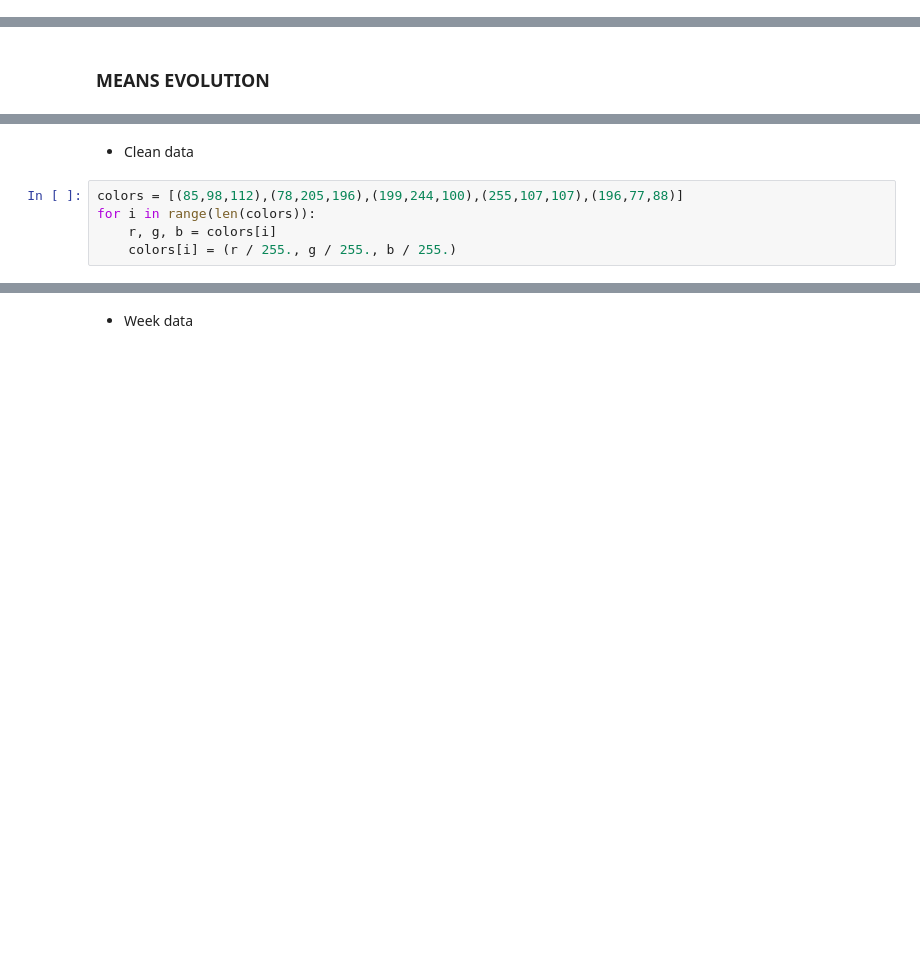
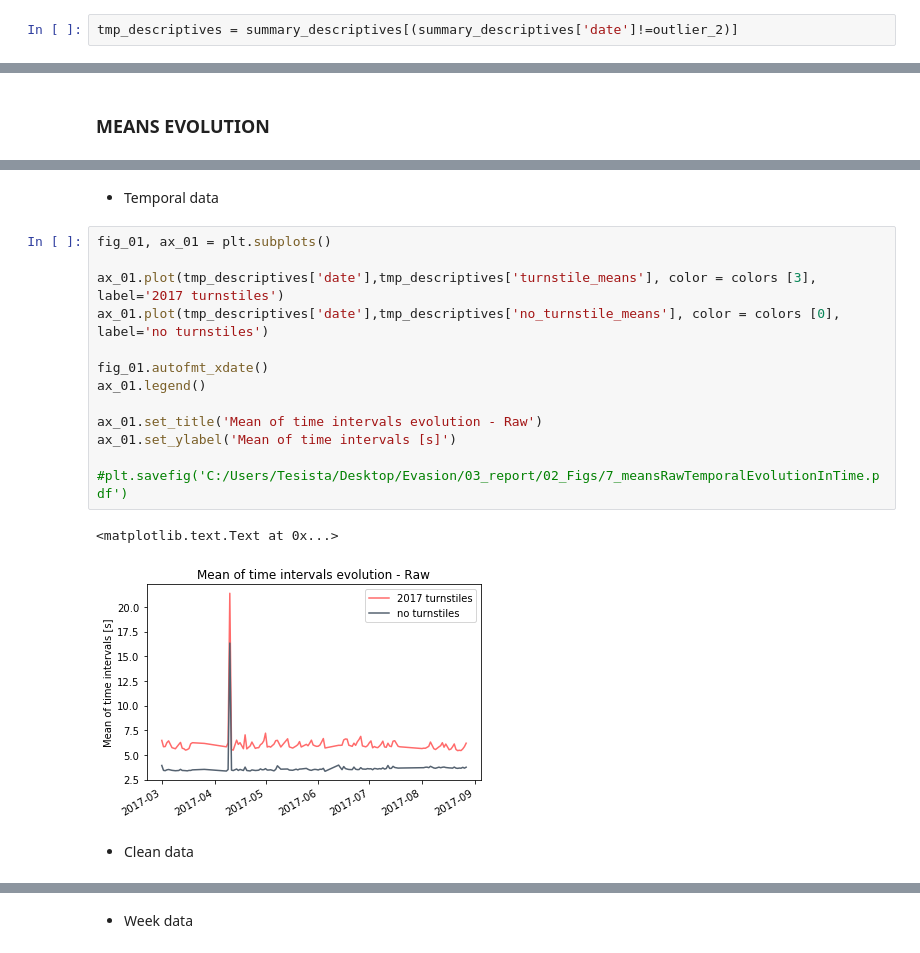
Before and after one commit to leocamus/TSAnalysis, a Jupyter notebook: PlottingTemporalDescriptives.ipynb, the cells around one changed output, grey strips where cells are left out. Drawn from its saved outputs; the diff is of its cells as text; blank space fills up the shorter version.

```diff
--- a/PlottingTemporalDescriptives.ipynb
+++ b/PlottingTemporalDescriptives.ipynb
@@ -41,6 +41,8 @@ san_pedro = dt.date(2017,6,26) #Monday
 asuncion_virgen = dt.date(2017,8,15) #Tuesday
 
 special_dates = {viernes_santo,censo_abreviado,dia_trabajo,san_pedro,asuncion_virgen}
+# %%
+tmp_descriptives = summary_descriptives[(summary_descriptives['date']!=outlier_2)]
 # %%
 clean_summary = summary_descriptives[(summary_descriptives['date']!=outlier_1)&(summary_descriptives['date']!=outlier_2)]
 # %%
@@ -60,10 +85,23 @@ for index, row in clean_week_summary.iterrows():
+# %% [markdown]
+* Temporal data
+# %%
+fig_01, ax_01 = plt.subplots()
+
+ax_01.plot(tmp_descriptives['date'],tmp_descriptives['turnstile_means'], color = colors [3], label='2017 turnstiles')
+ax_01.plot(tmp_descriptives['date'],tmp_descriptives['no_turnstile_means'], color = colors [0], label='no turnstiles')
+
+fig_01.autofmt_xdate()
+ax_01.legend()
+
+ax_01.set_title('Mean of time intervals evolution - Raw')
+ax_01.set_ylabel('Mean of time intervals [s]')
+
+#plt.savefig('C:/Users/Tesista/Desktop/Evasion/03_report/02_Figs/7_meansRawTemporalEvolutionInTime.pdf')
+# %% [output]
+<matplotlib.text.Text at 0x...>
+[figure, added]
 # %% [markdown]
 * Clean data
-# %%
-colors = [(85,98,112),(78,205,196),(199,244,100),(255,107,107),(196,77,88)]
-for i in range(len(colors)):
-    r, g, b = colors[i]
-    colors[i] = (r / 255., g / 255., b / 255.)
 # %%
 fig_1, ax_1 = plt.subplots()
 
```
Also changed, not shown: parts of 12 cells of this notebook.
